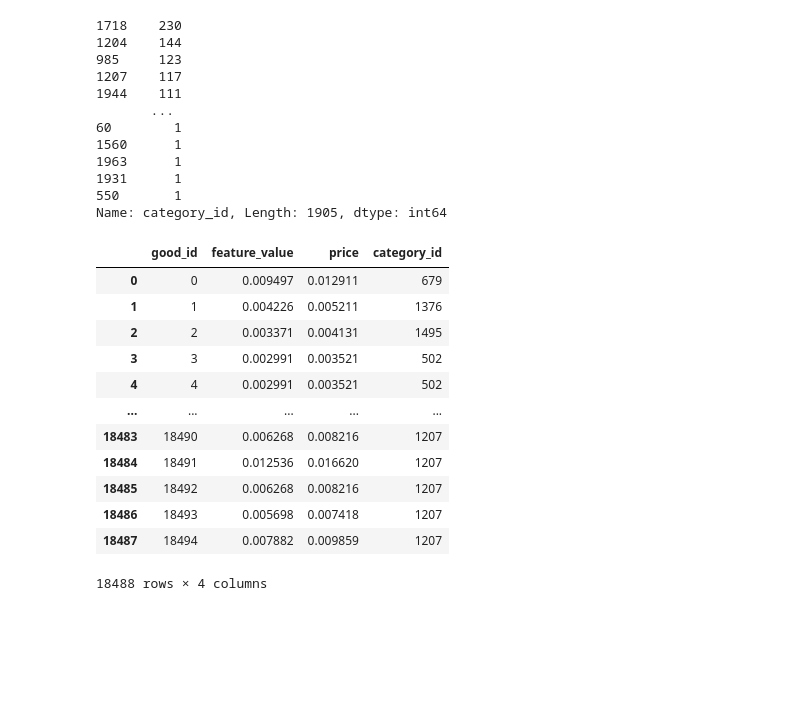
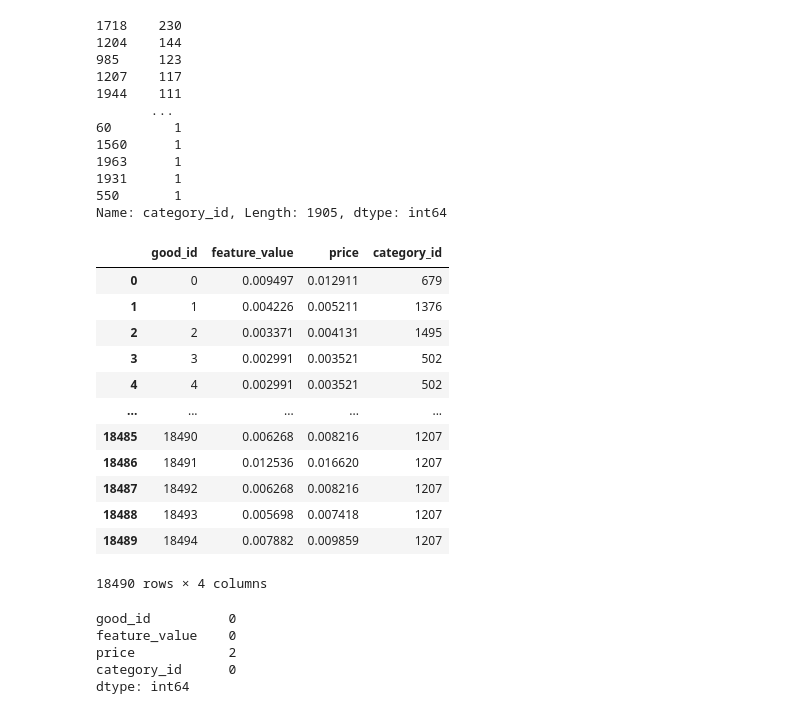
Before and after one commit to VitalyPetrov/goods-recommendations, a Jupyter notebook: goods-recsys.ipynb, the cells around one changed output. Drawn from its saved outputs; the diff is of its cells as text; code cells hidden in the pictures; blank space fills up the shorter version.

```diff
--- a/goods-recsys.ipynb
+++ b/goods-recsys.ipynb
@@ -179,22 +179,30 @@ Name: category_id, Length: 1905, dtype: int64
 # %%
 goods_attributes = (
     goods_assets
-    .merge(goods_prices, on='good_id')
-    .merge(goods_subclasses, on='good_id')
+    .merge(goods_prices, on='good_id', how='left')
+    .merge(goods_subclasses, on='good_id', how='left')
 )
 
 goods_attributes
 # %% [output]
 |  | good_id | feature_value | price | category_id |
 | 0 | 0 | 0.009497 | 0.012911 | 679 |
 | 1 | 1 | 0.004226 | 0.005211 | 1376 |
 | 2 | 2 | 0.003371 | 0.004131 | 1495 |
 | 3 | 3 | 0.002991 | 0.003521 | 502 |
 | 4 | 4 | 0.002991 | 0.003521 | 502 |
 | ... | ... | ... | ... | ... |
-| 18483 | 18490 | 0.006268 | 0.008216 | 1207 |
-| 18484 | 18491 | 0.012536 | 0.016620 | 1207 |
-| 18485 | 18492 | 0.006268 | 0.008216 | 1207 |
-| 18486 | 18493 | 0.005698 | 0.007418 | 1207 |
-| 18487 | 18494 | 0.007882 | 0.009859 | 1207 |
+| 18485 | 18490 | 0.006268 | 0.008216 | 1207 |
+| 18486 | 18491 | 0.012536 | 0.016620 | 1207 |
+| 18487 | 18492 | 0.006268 | 0.008216 | 1207 |
+| 18488 | 18493 | 0.005698 | 0.007418 | 1207 |
+| 18489 | 18494 | 0.007882 | 0.009859 | 1207 |
-18488 rows × 4 columns
+18490 rows × 4 columns
+# %%
+goods_attributes.isnull().sum(axis=0)
+# %% [output]
+good_id          0
+feature_value    0
+price            2
+category_id      0
+dtype: int64
```
Also changed, not shown: parts of 8 cells of this notebook.
